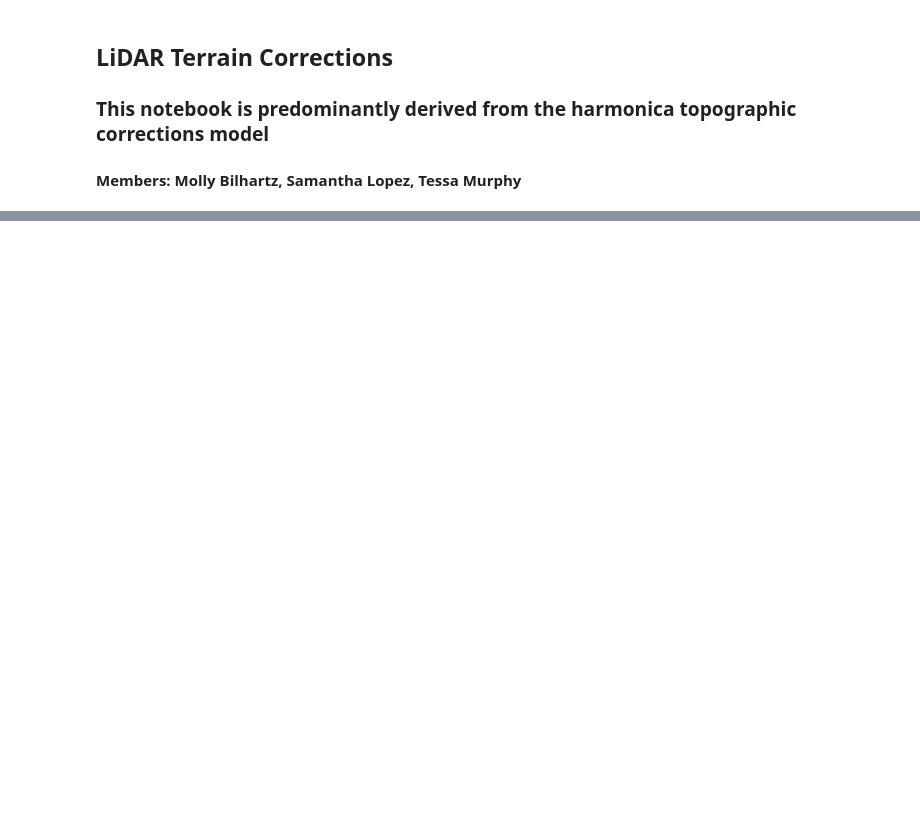
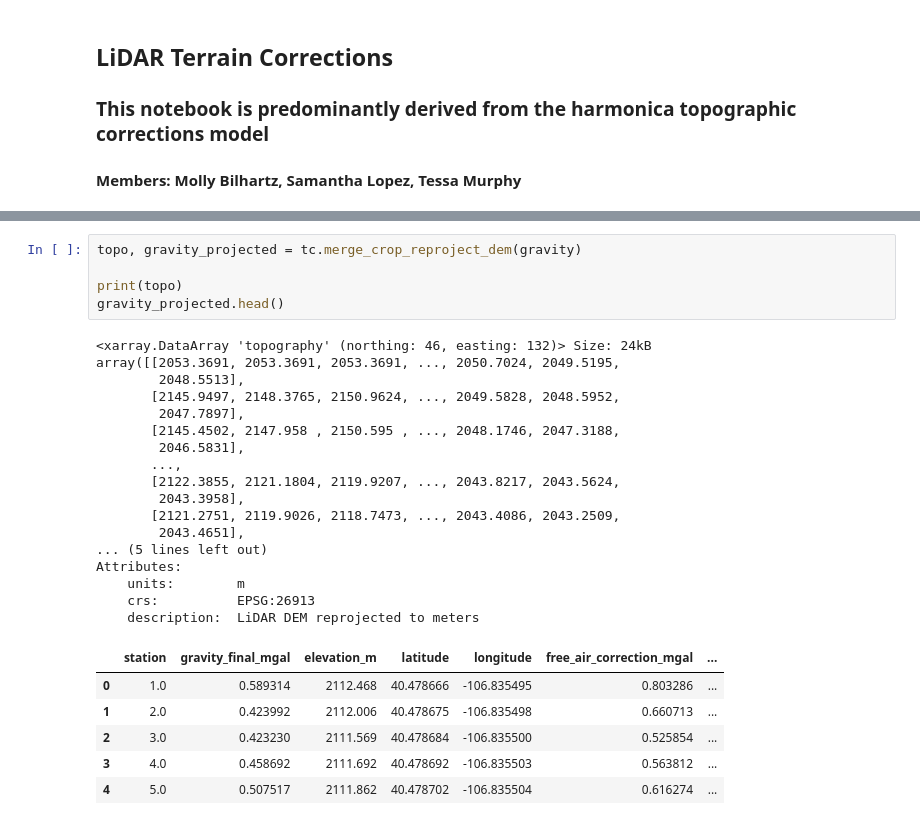
Before and after one commit to tessamurphy16/Geophysical-Characterization-of-the-Historic-Onyx-Mine-in-Steamboat-Springs-CO.-, a Jupyter notebook: notebooks/WORKING ipynb files/Gravity_LiDAR_Terrain_Corrections.ipynb, the cells around one changed output, grey strips where cells are left out. Drawn from its saved outputs; the diff is of its cells as text; blank space fills up the shorter version.

```diff
--- a/notebooks/WORKING ipynb files/Gravity_LiDAR_Terrain_Corrections.ipynb
+++ b/notebooks/WORKING ipynb files/Gravity_LiDAR_Terrain_Corrections.ipynb
@@ -9,0 +73,29 @@ Exception: File `'onyx_harmonica_lidar_terrain_correction.py'` not found.
+# %%
+topo, gravity_projected = tc.merge_crop_reproject_dem(gravity)
+
+print(topo)
+gravity_projected.head()
+# %% [output]
+<xarray.DataArray 'topography' (northing: 46, easting: 132)> Size: 24kB
+array([[2053.3691, 2053.3691, 2053.3691, ..., 2050.7024, 2049.5195,
+        2048.5513],
+       [2145.9497, 2148.3765, 2150.9624, ..., 2049.5828, 2048.5952,
+        2047.7897],
+       [2145.4502, 2147.958 , 2150.595 , ..., 2048.1746, 2047.3188,
+        2046.5831],
+       ...,
+       [2122.3855, 2121.1804, 2119.9207, ..., 2043.8217, 2043.5624,
+        2043.3958],
+       [2121.2751, 2119.9026, 2118.7473, ..., 2043.4086, 2043.2509,
+        2043.4651],
+... (5 lines left out)
+Attributes:
+    units:        m
+    crs:          EPSG:26913
+    description:  LiDAR DEM reprojected to meters
+|  | station | gravity_final_mgal | elevation_m | latitude | longitude | free_air_correction_mgal | ... |
+| 0 | 1.0 | 0.589314 | 2112.468 | 40.478666 | -106.835495 | 0.803286 | ... |
+| 1 | 2.0 | 0.423992 | 2112.006 | 40.478675 | -106.835498 | 0.660713 | ... |
+| 2 | 3.0 | 0.423230 | 2111.569 | 40.478684 | -106.835500 | 0.525854 | ... |
+| 3 | 4.0 | 0.458692 | 2111.692 | 40.478692 | -106.835503 | 0.563812 | ... |
+| 4 | 5.0 | 0.507517 | 2111.862 | 40.478702 | -106.835504 | 0.616274 | ... |
```
Also changed, not shown: parts of 10 cells of this notebook, 1 other file.
